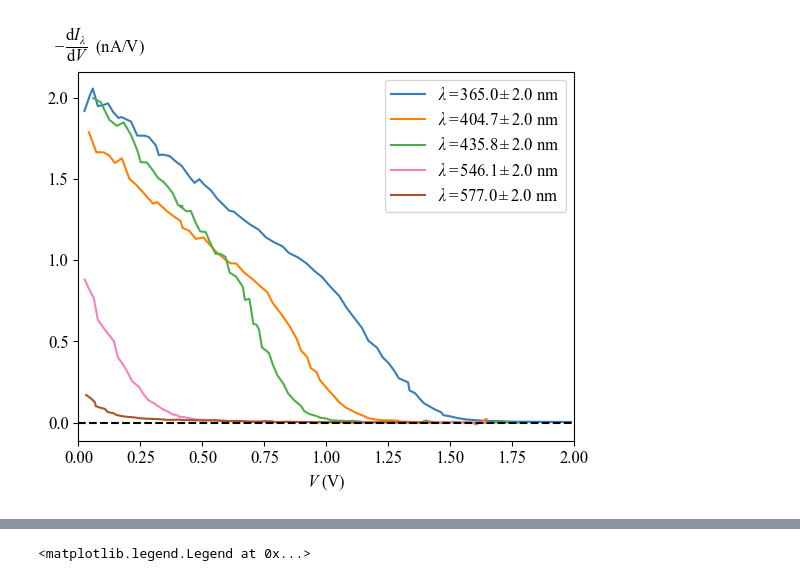
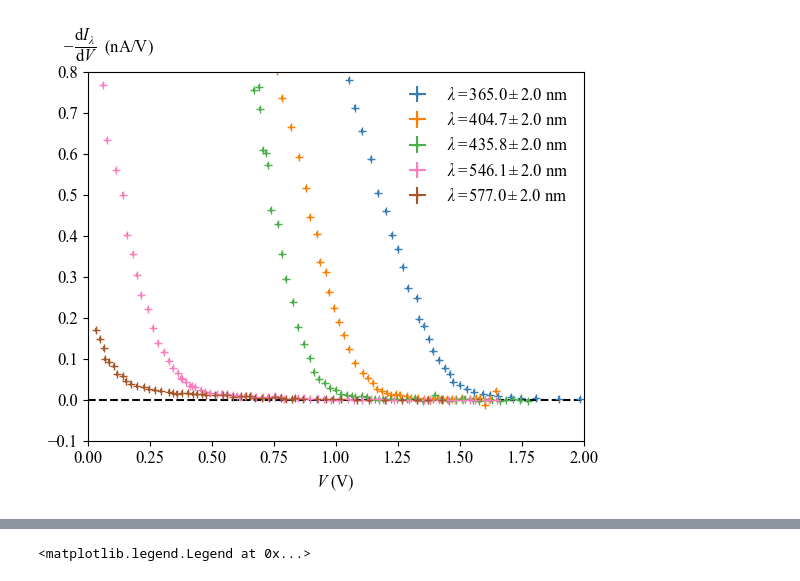
Before and after one commit to arthurlin0722/jlab, a Jupyter notebook: Arthur/photoelectric/photoelectric_analysis_day3.ipynb, the cells around one changed output, grey strips where cells are left out. Cells and saved outputs as stored; diff of their text form; code cells hidden in the pictures.

```diff
--- a/Arthur/photoelectric/photoelectric_analysis_day3.ipynb
+++ b/Arthur/photoelectric/photoelectric_analysis_day3.ipynb
@@ -82,19 +76,20 @@ plt.rcParams["mathtext.fontset"] = "custom"        # Custom math font
 plt.rcParams["mathtext.rm"] = "Times New Roman"    # Roman font for math
 plt.rcParams["mathtext.it"] = "Times New Roman:italic"
 plt.rcParams["mathtext.bf"] = "Times New Roman:bold"
+plt.rcParams["axes.prop_cycle"] = plt.cycler(color=custom_palette)
+# Optional: increase default font size
+#plt.rcParams["font.size"] = 12
 
-# Optional: increase default font size
-plt.rcParams["font.size"] = 12
-
-plt.plot(V_365, I_365, label = r"$\lambda = 365.0 \pm 2.0$ nm")
-plt.plot(V_404, I_404, label = r"$\lambda = 404.7 \pm 2.0$ nm")
-plt.plot(V_435, I_435, label = r"$\lambda = 435.8 \pm 2.0$ nm")
-plt.plot(V_546, I_546, label = r"$\lambda = 546.1 \pm 2.0$ nm")
-plt.plot(V_577, I_577, label = r"$\lambda = 577.0 \pm 2.0$ nm")
+plt.errorbar(V_365, I_365, label = r"$\lambda = 365.0 \pm 2.0$ nm", fmt = "+")
+plt.errorbar(V_404, I_404, label = r"$\lambda = 404.7 \pm 2.0$ nm", fmt = "+")
+plt.errorbar(V_435, I_435, label = r"$\lambda = 435.8 \pm 2.0$ nm", fmt = "+")
+plt.errorbar(V_546, I_546, label = r"$\lambda = 546.1 \pm 2.0$ nm", fmt = "+")
+plt.errorbar(V_577, I_577, label = r"$\lambda = 577.0 \pm 2.0$ nm", fmt = "+")
 plt.axhline(0, color='black', linestyle='--')
 #plt.ylim(0, 0.03)
 plt.xlabel(r"$V$ (V)")
 plt.annotate(r"$ I_\lambda$ (nA)", xy=(-0.05,1.05), xycoords="axes fraction" )
-plt.legend()
+plt.legend(frameon = False)
+#plt.tight_layout()
 plt.savefig('IV.pdf')
 # %% [output]
@@ -126,25 +121,60 @@ plt.savefig('normalizedIV.pdf')
 # %%
 dIdV_365 = central_difference(V_365, I_365)
 dIdV_404 = central_difference(V_404, I_404)
 dIdV_435 = central_difference(V_435, I_435)
 dIdV_546 = central_difference(V_546, I_546)
 dIdV_577 = central_difference(V_577, I_577)
 
 
-plt.plot(V_365, -dIdV_365, label = r"$\lambda = 365.0 \pm 2.0$ nm")
-plt.plot(V_404, -dIdV_404, label = r"$\lambda = 404.7 \pm 2.0$ nm")
-plt.plot(V_435, -dIdV_435, label = r"$\lambda = 435.8 \pm 2.0$ nm")
-plt.plot(V_546, -dIdV_546, label = r"$\lambda = 546.1 \pm 2.0$ nm")
-plt.plot(V_577, -dIdV_577, label = r"$\lambda = 577.0 \pm 2.0$ nm")
+
+plt.errorbar(V_365, -dIdV_365, xerr = 0.0014,
+             yerr = 0.00010/0.02,
+             label = r"$\lambda = 365.0 \pm 2.0$ nm", color = "C0", fmt='+')
+#plt.plot(V_365, neg_dIdV_fit_365,
+         #label = r"linear fit",
+#         color = "C0", linestyle = "--")
+
+
+plt.errorbar(V_404, -dIdV_404, xerr = 0.0014,
+             yerr = 0.00010/0.02,
+             label = r"$\lambda = 404.7 \pm 2.0$ nm", color = "C1", fmt='+')
+#plt.plot(V_404, neg_dIdV_fit_404,
+         #label = r"linear fit",
+#         color = "C1", linestyle = "--")
+
+
+plt.errorbar(V_435, -dIdV_435, xerr = 0.0014,
+             yerr = 0.00010/0.02,
+             label = r"$\lambda = 435.8 \pm 2.0$ nm", color = "C2", fmt='+')
+#plt.plot(V_435, neg_dIdV_fit_435,
+#         label = r"linear fit",
+#         color = "C2", linestyle = "--")
+
+
+plt.errorbar(V_546, -dIdV_546, xerr = 0.0014,
+             yerr = 0.00010/0.02,
+             label = r"$\lambda = 546.1 \pm 2.0$ nm", color = "C3", fmt='+')
+#plt.plot(V_546, neg_dIdV_fit_546,
+#         #label = r"linear fit",
+#         color = "C3", linestyle = "--")
+
+plt.errorbar(V_577, -dIdV_577, xerr = 0.0014,
+             yerr = 0.00010/0.02,
+             label = r"$\lambda = 577.0 \pm 2.0$ nm", color = "C4", fmt='+')
+#plt.plot(V_577, neg_dIdV_fit_577,
+#         label = r"linear fit",
+#         color = "C4", linestyle = "--")
+
+
 plt.axhline(0, color='black', linestyle='--')
 plt.xlabel(r"$V$ (V)")
 plt.xlim(0, 2)
-#plt.ylim(-0.1,0.8)
-plt.legend(loc = "upper right")
+plt.ylim(-0.1,0.8)
+plt.legend(loc = "upper right", frameon = False)
 plt.annotate(r"$ -\,\dfrac{\mathrm{d} I_\lambda}{\mathrm{d}V}$  (nA/V)", xy=(-0.05,1.05), xycoords="axes fraction" )
-plt.savefig('dIdV.pdf')
+plt.savefig('dIdV_withoutfit.pdf')
 # %% [output]
-[figure, old version]
+[figure, new version]
 # %%
 def linear(x, m, b):
     return m*x + b
```
Also changed, not shown: parts of 10 cells of this notebook, 2 other files.
